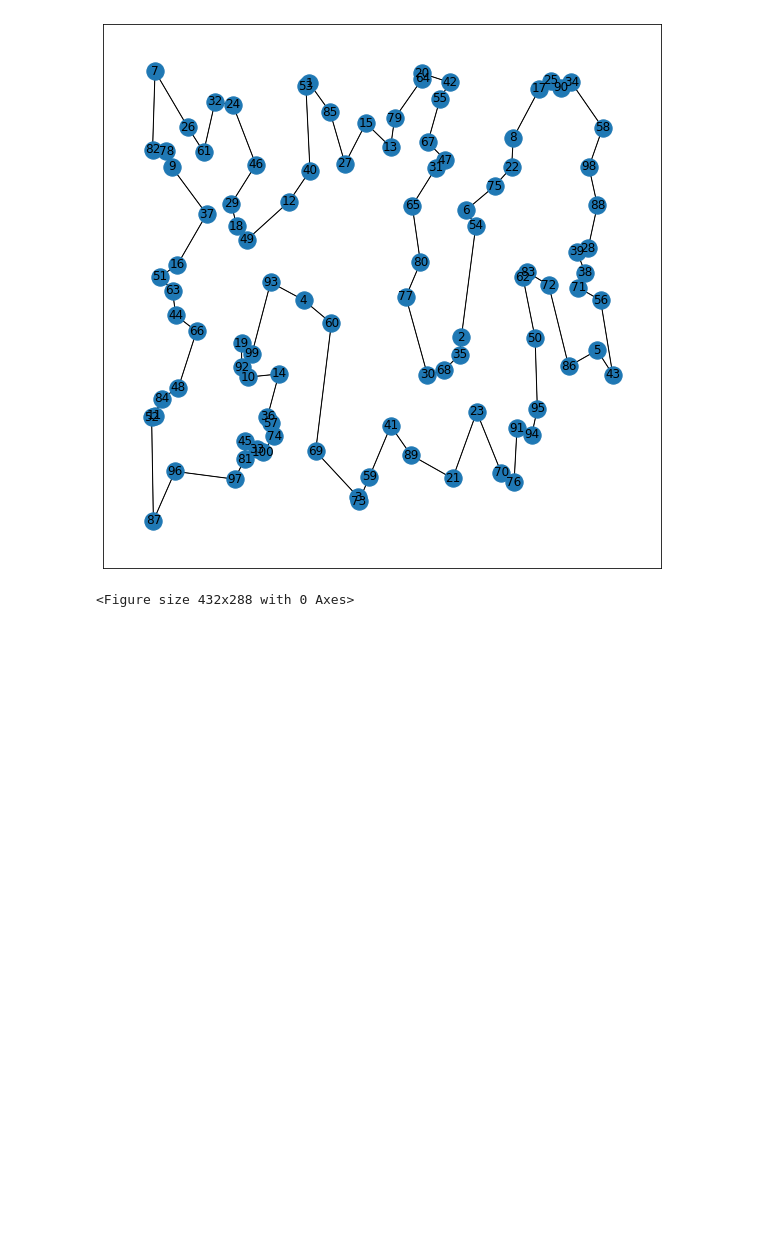
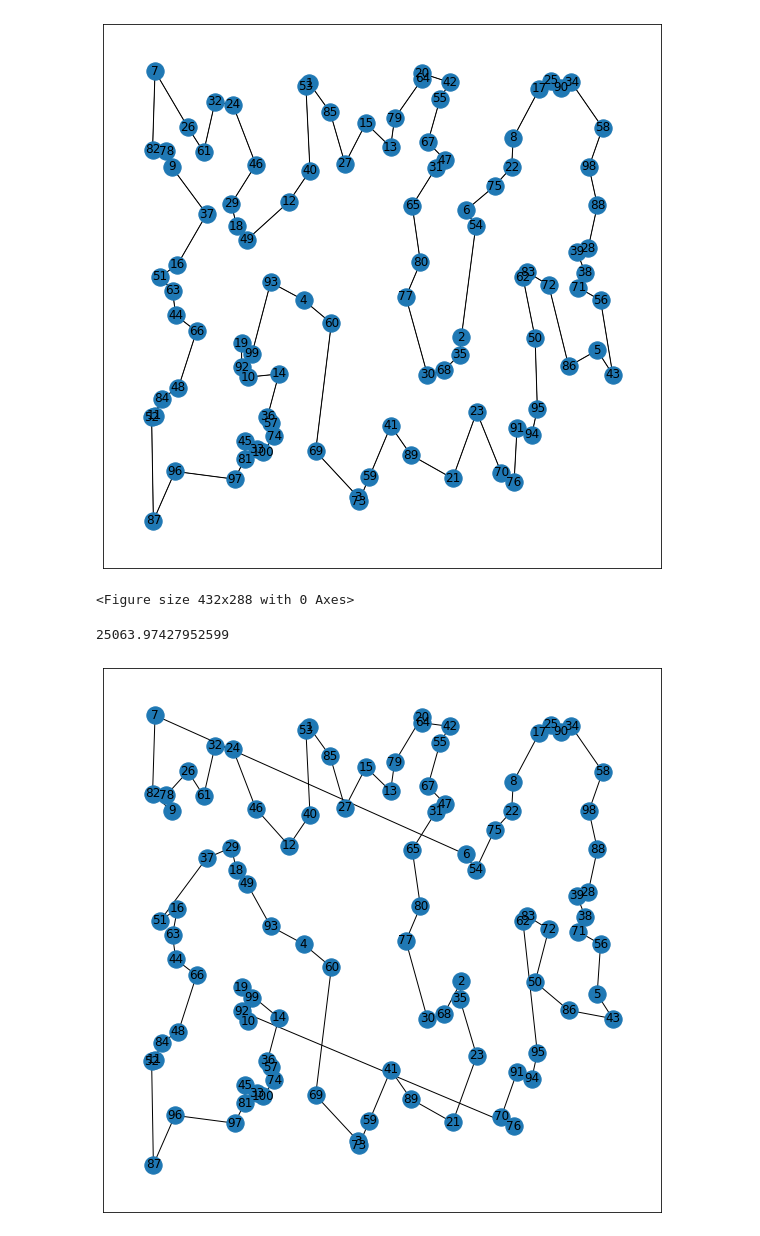
Before and after one commit to ElFilosofoX/natural_computing_project, a Jupyter notebook: testing_tsp.ipynb, the cells around one changed output. Saved outputs shown, nothing was run; the diff lists cells and outputs as text; code cells hidden in the pictures; blank space fills up the shorter version.

Commit message:
implemented closest neighbour algorithm (can optimize)

```diff
--- a/testing_tsp.ipynb
+++ b/testing_tsp.ipynb
@@ -76,3 +76,13 @@ f.plot_figure(G, p2.edge_list,name="parent2.jpg")
 f.plot_figure(G, f.get_edge_list(child),name="child.jpg")
 # %% [output]
 <Figure size 432x288 with 0 Axes>
+# %%
+path = f.closest_neighbour_alg(G)
+fig, axs = plt.subplots(1, figsize=(10,10))
+nx.draw_networkx(G, pos=dictionary, with_labels=True, edgelist=f.get_edge_list(path), ax=axs)
+print(f.get_fitness(G,f.get_edge_list(path)))
+# 0 not in [2]
+# G.nodes[3]
+# %% [output]
+25063.97427952599
+[figure, added]
```
Also changed, not shown: parts of 2 cells of this notebook, 5 other files.
